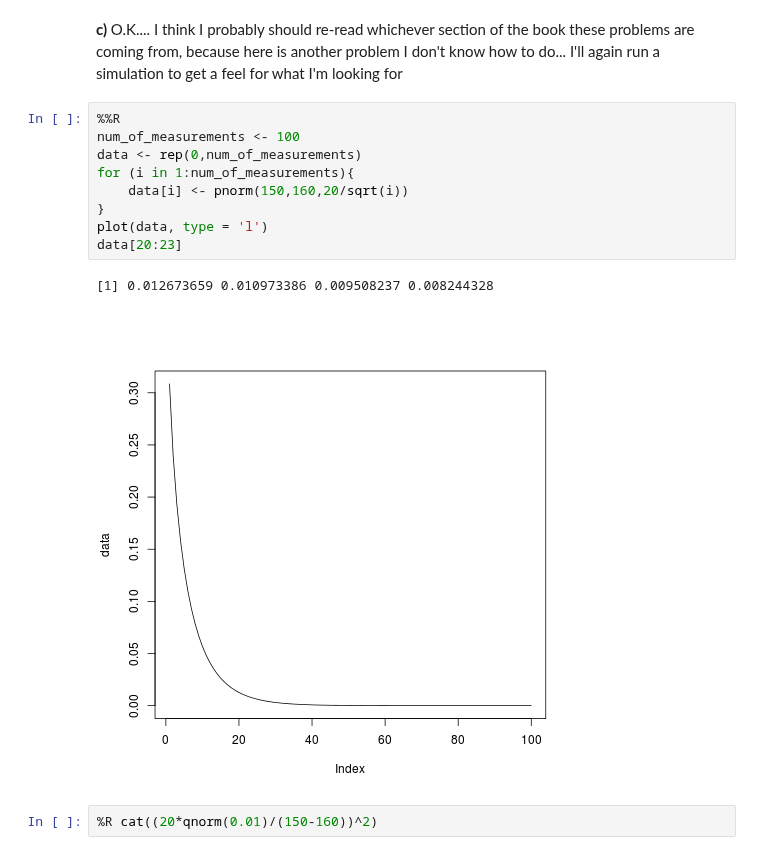
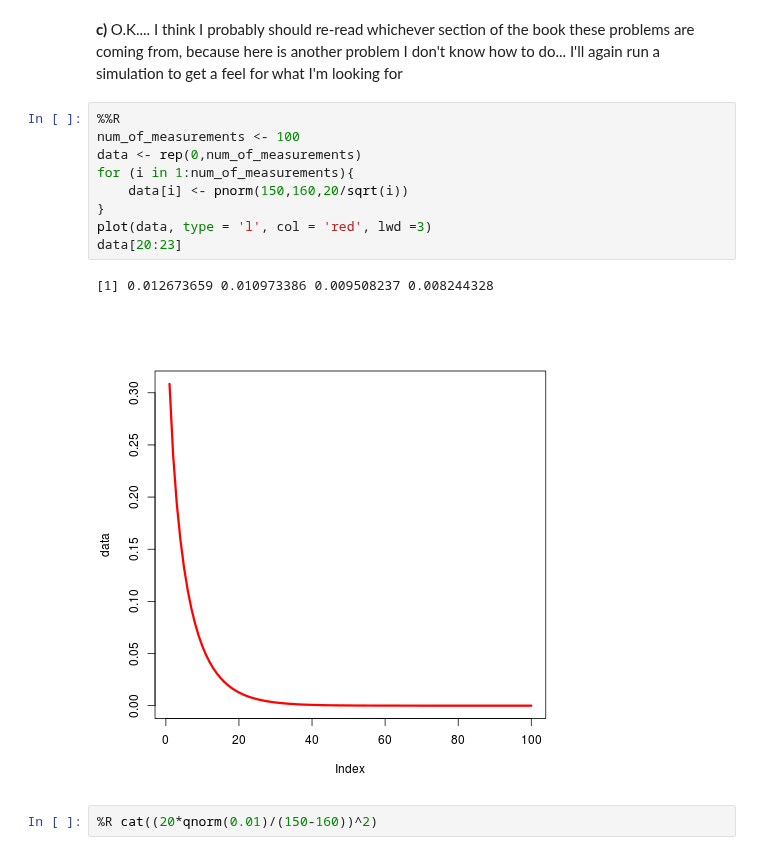
Before and after one commit to Chuphay/school, a Jupyter notebook: stat1/stat_3.ipynb, the cells around one changed output. Saved outputs shown, nothing was run; the diff lists cells and outputs as text.

```diff
--- a/stat1/stat_3.ipynb
+++ b/stat1/stat_3.ipynb
@@ -147,15 +147,15 @@ And now I'm ready to give a numerical answer:
 # %%
 %%R
 num_of_measurements <- 100
 data <- rep(0,num_of_measurements)
 for (i in 1:num_of_measurements){
     data[i] <- pnorm(150,160,20/sqrt(i))
 }
-plot(data, type = 'l')
+plot(data, type = 'l', col = 'red', lwd =3)
 data[20:23]
 # %% [output]
 [1] 0.012673659 0.010973386 0.009508237 0.008244328
-[figure, old version]
+[figure, new version]
 # %%
 %R cat((20*qnorm(0.01)/(150-160))^2)
 # %% [output]
```
Also changed, not shown: parts of 4 cells of this notebook.
